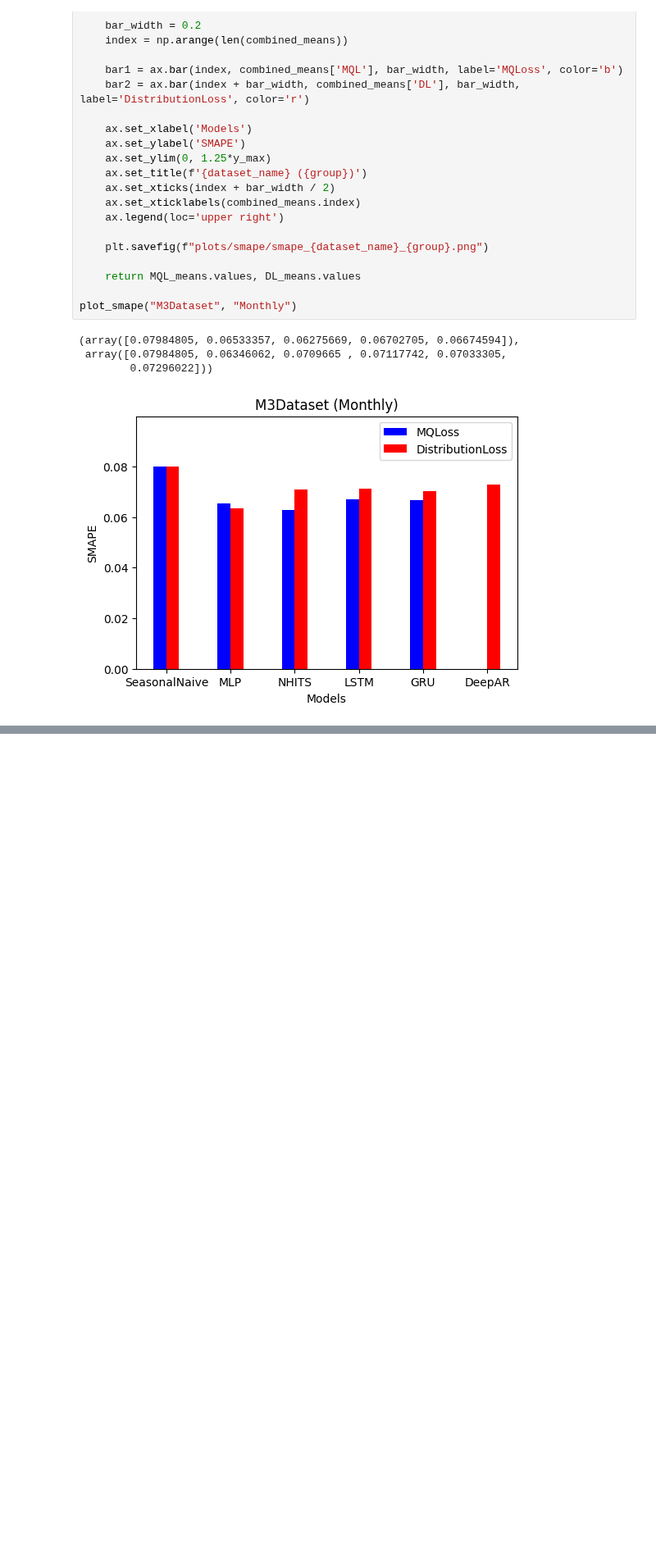
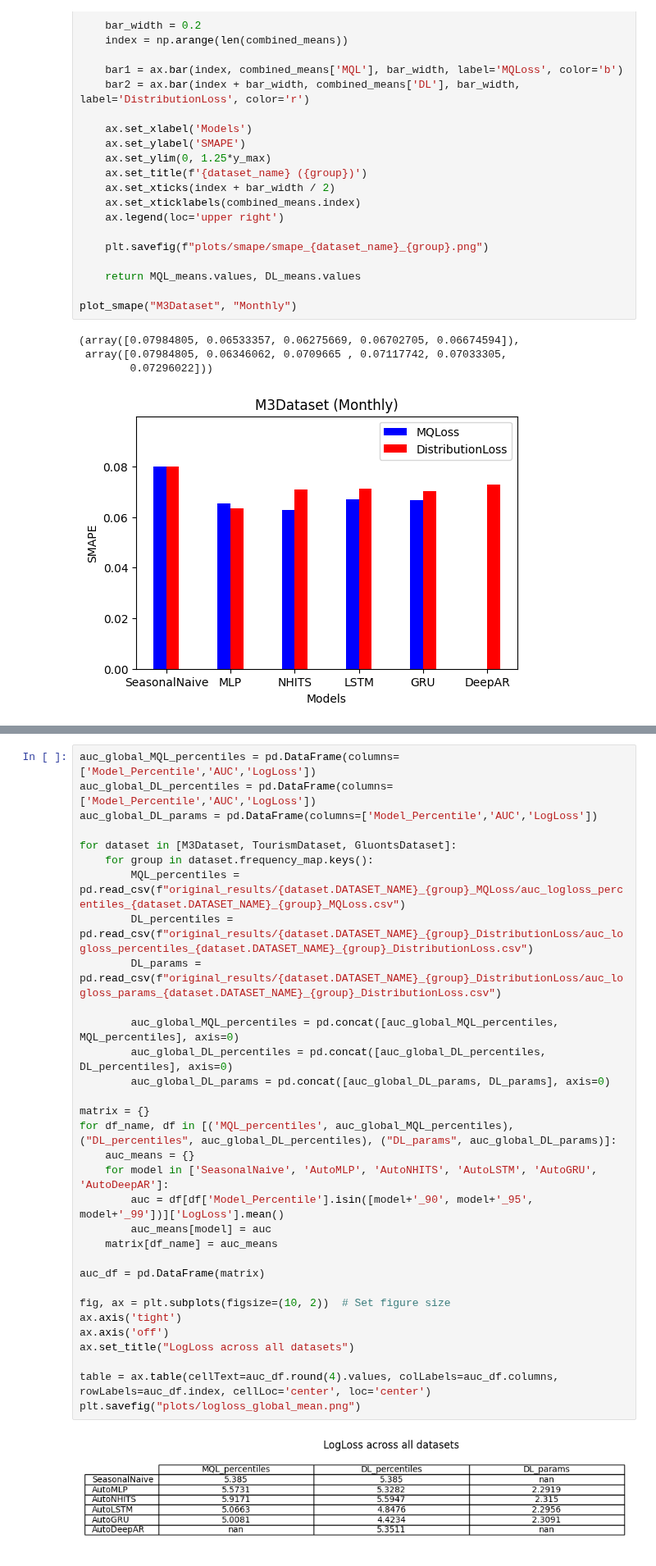
Before and after one commit to ToniCardosooo/TS-Forecast-Exceedance-Probability, a Jupyter notebook: results.ipynb, the cells around one changed output, grey strips where cells are left out. Shown at 82% size. Drawn from its saved outputs; the diff is of its cells as text; blank space fills up the shorter version.

```diff
--- a/results.ipynb
+++ b/results.ipynb
@@ -181,0 +221,34 @@ plt.savefig("auc_global_mean.png")
+# %%
+auc_global_MQL_percentiles = pd.DataFrame(columns=['Model_Percentile','AUC','LogLoss'])
+auc_global_DL_percentiles = pd.DataFrame(columns=['Model_Percentile','AUC','LogLoss'])
+auc_global_DL_params = pd.DataFrame(columns=['Model_Percentile','AUC','LogLoss'])
+
+for dataset in [M3Dataset, TourismDataset, GluontsDataset]:
+    for group in dataset.frequency_map.keys():
+        MQL_percentiles = pd.read_csv(f"original_results/{dataset.DATASET_NAME}_{group}_MQLoss/auc_logloss_percentiles_{dataset.DATASET_NAME}_{group}_MQLoss.csv")
+        DL_percentiles = pd.read_csv(f"original_results/{dataset.DATASET_NAME}_{group}_DistributionLoss/auc_logloss_percentiles_{dataset.DATASET_NAME}_{group}_DistributionLoss.csv")
+        DL_params = pd.read_csv(f"original_results/{dataset.DATASET_NAME}_{group}_DistributionLoss/auc_logloss_params_{dataset.DATASET_NAME}_{group}_DistributionLoss.csv")
+
+        auc_global_MQL_percentiles = pd.concat([auc_global_MQL_percentiles, MQL_percentiles], axis=0)
+        auc_global_DL_percentiles = pd.concat([auc_global_DL_percentiles, DL_percentiles], axis=0)
+        auc_global_DL_params = pd.concat([auc_global_DL_params, DL_params], axis=0)
+
+matrix = {}
+for df_name, df in [('MQL_percentiles', auc_global_MQL_percentiles), ("DL_percentiles", auc_global_DL_percentiles), ("DL_params", auc_global_DL_params)]:
+    auc_means = {}
+    for model in ['SeasonalNaive', 'AutoMLP', 'AutoNHITS', 'AutoLSTM', 'AutoGRU', 'AutoDeepAR']:
+        auc = df[df['Model_Percentile'].isin([model+'_90', model+'_95', model+'_99'])]['LogLoss'].mean()
+        auc_means[model] = auc
+    matrix[df_name] = auc_means
+
+auc_df = pd.DataFrame(matrix)
+
+fig, ax = plt.subplots(figsize=(10, 2))  # Set figure size
+ax.axis('tight')
+ax.axis('off')
+ax.set_title("LogLoss across all datasets")
+
+table = ax.table(cellText=auc_df.round(4).values, colLabels=auc_df.columns, rowLabels=auc_df.index, cellLoc='center', loc='center')
+plt.savefig("plots/logloss_global_mean.png")
+# %% [output]
+[figure, added]
```
Also changed, not shown: parts of 5 cells of this notebook, 25 other files.
